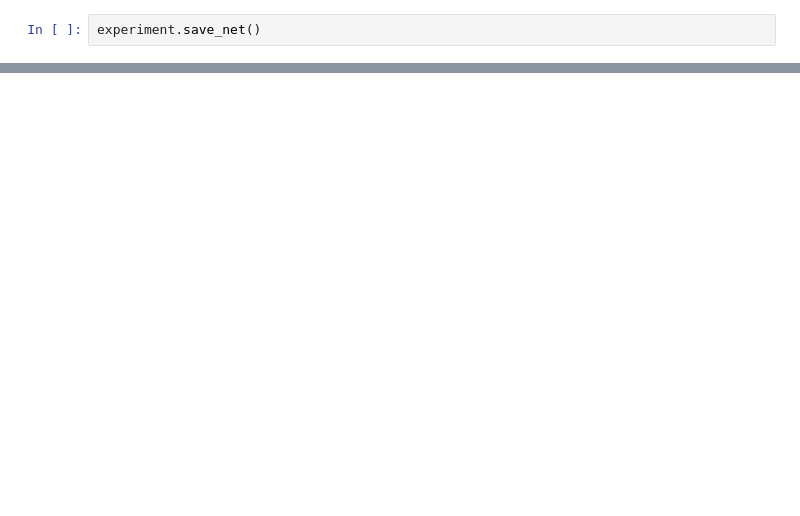
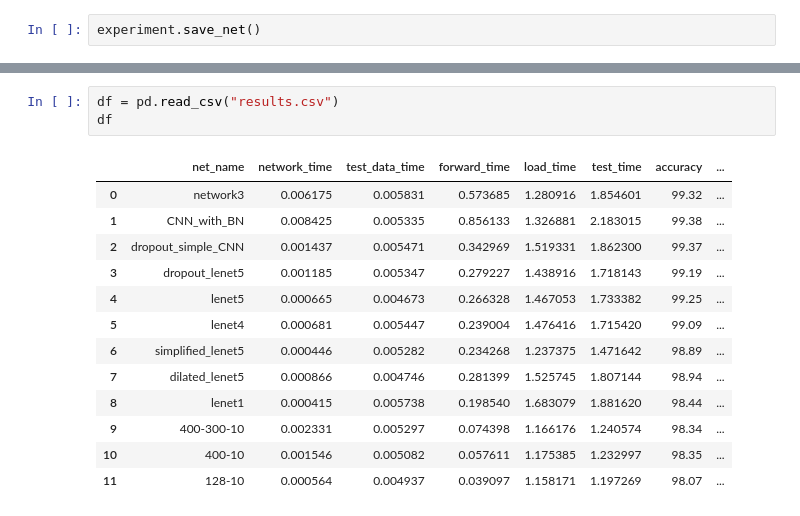
Before and after one commit to big-gic/CNN_Hekzam, a Jupyter notebook: API.ipynb, the cells around one changed output, grey strips where cells are left out. Drawn from its saved outputs; the diff is of its cells as text; blank space fills up the shorter version.

```diff
--- a/API.ipynb
+++ b/API.ipynb
@@ -550,0 +635,17 @@ net_names = ["network3", "CNN_with_BN", "dropout_simple_CNN", "dropout_lenet5",
+# %%
+df = pd.read_csv("results.csv")
+df
+# %% [output]
+|  | net_name | network_time | test_data_time | forward_time | load_time | test_time | accuracy | ... |
+| 0 | network3 | 0.006175 | 0.005831 | 0.573685 | 1.280916 | 1.854601 | 99.32 | ... |
+| 1 | CNN_with_BN | 0.008425 | 0.005335 | 0.856133 | 1.326881 | 2.183015 | 99.38 | ... |
+| 2 | dropout_simple_CNN | 0.001437 | 0.005471 | 0.342969 | 1.519331 | 1.862300 | 99.37 | ... |
+| 3 | dropout_lenet5 | 0.001185 | 0.005347 | 0.279227 | 1.438916 | 1.718143 | 99.19 | ... |
+| 4 | lenet5 | 0.000665 | 0.004673 | 0.266328 | 1.467053 | 1.733382 | 99.25 | ... |
+| 5 | lenet4 | 0.000681 | 0.005447 | 0.239004 | 1.476416 | 1.715420 | 99.09 | ... |
+| 6 | simplified_lenet5 | 0.000446 | 0.005282 | 0.234268 | 1.237375 | 1.471642 | 98.89 | ... |
+| 7 | dilated_lenet5 | 0.000866 | 0.004746 | 0.281399 | 1.525745 | 1.807144 | 98.94 | ... |
+| 8 | lenet1 | 0.000415 | 0.005738 | 0.198540 | 1.683079 | 1.881620 | 98.44 | ... |
+| 9 | 400-300-10 | 0.002331 | 0.005297 | 0.074398 | 1.166176 | 1.240574 | 98.34 | ... |
+| 10 | 400-10 | 0.001546 | 0.005082 | 0.057611 | 1.175385 | 1.232997 | 98.35 | ... |
+| 11 | 128-10 | 0.000564 | 0.004937 | 0.039097 | 1.158171 | 1.197269 | 98.07 | ... |
```
Also changed, not shown: parts of 41 cells of this notebook, 18 other files.
